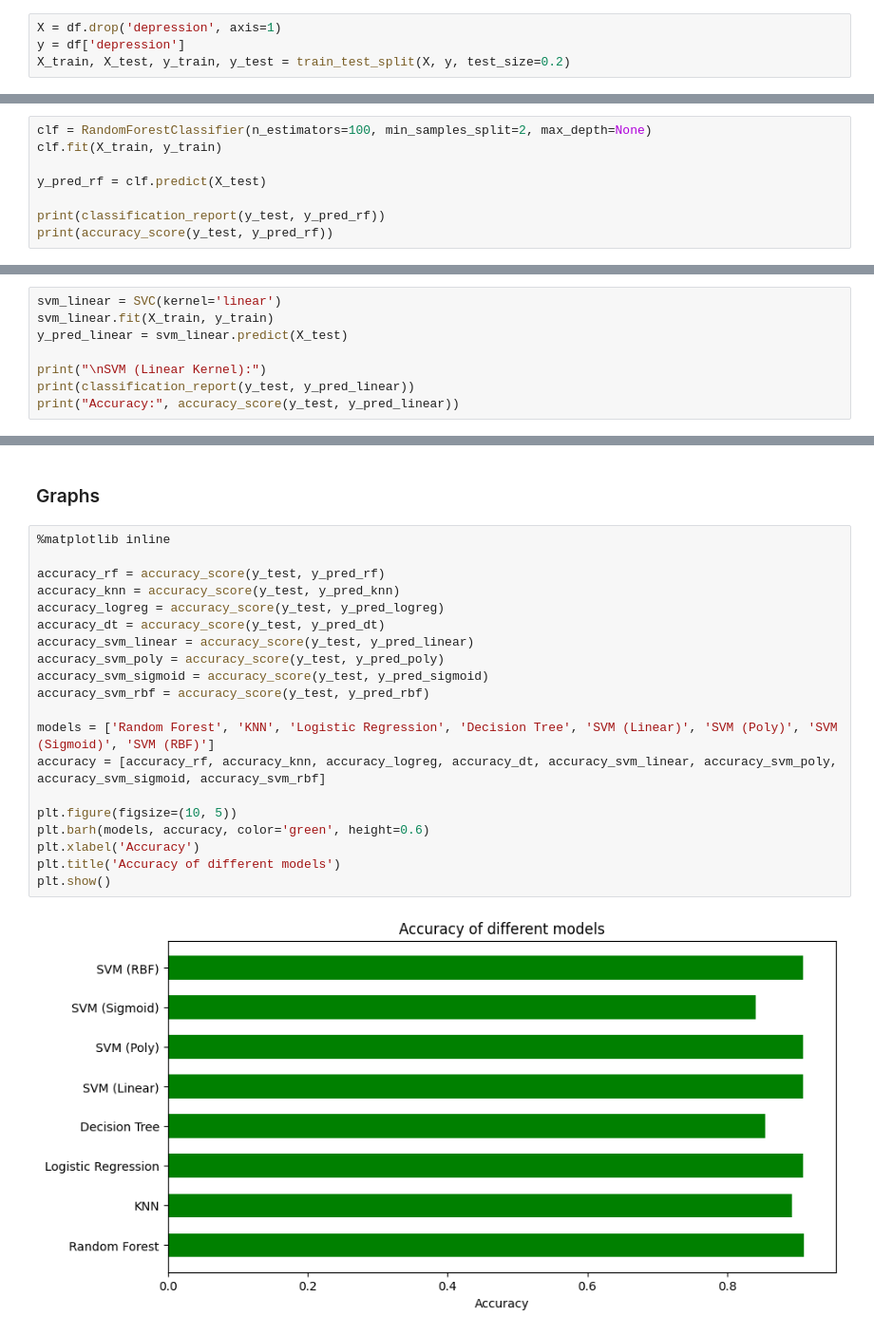
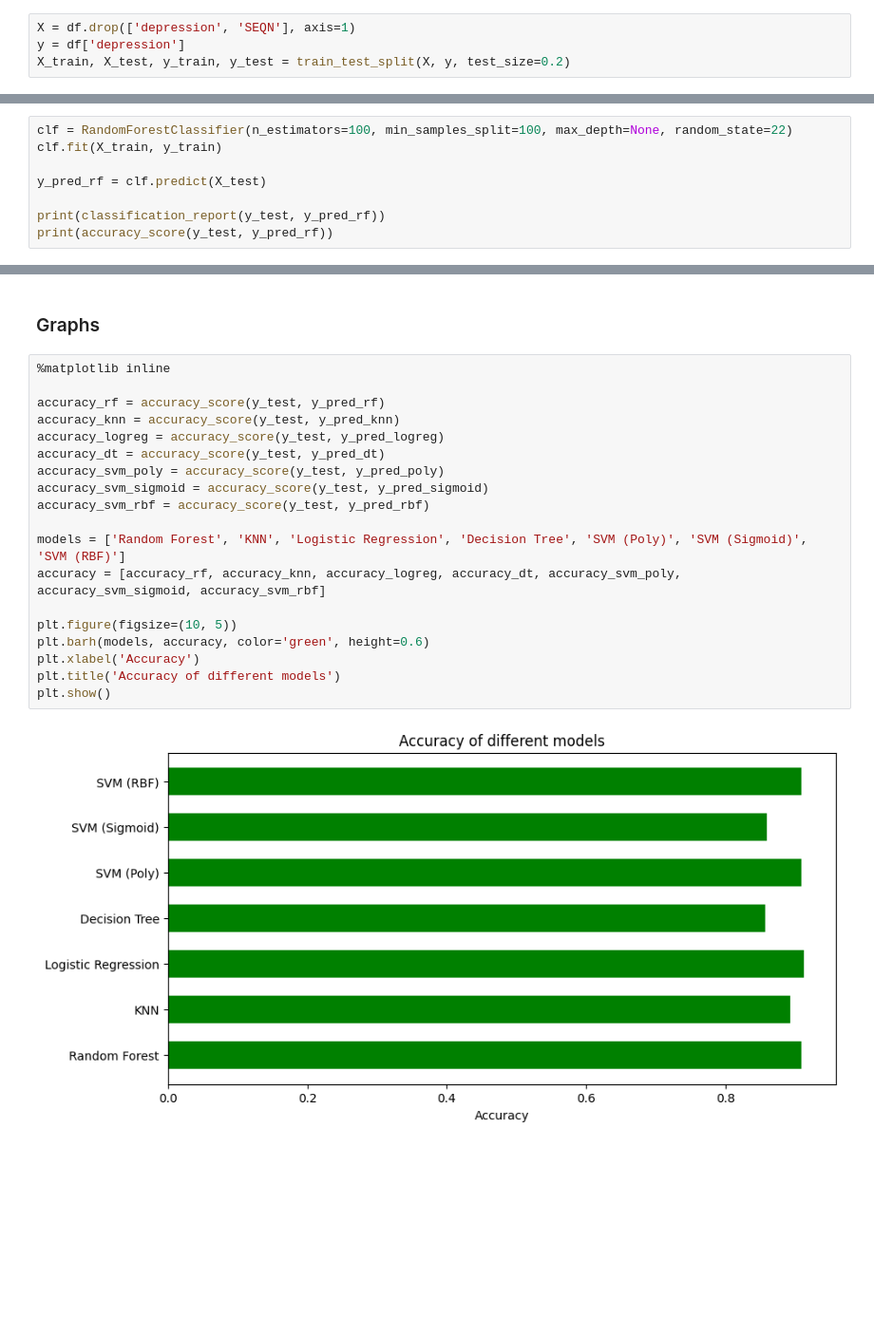
Before and after one commit to AshutoshKumarPatel/EPICS-Proj-131, a Jupyter notebook: prediction.ipynb, the cells around one changed output, grey strips where cells are left out. Shown: that part at 95% size. Saved outputs shown, nothing was run; the diff lists cells and outputs as text; blank space fills up the shorter version.

```diff
--- a/prediction.ipynb
+++ b/prediction.ipynb
@@ -87,13 +87,13 @@ def save_predict(model):
 # %% [markdown]
 ### Train, Test Split
 # %%
-X = df.drop('depression', axis=1)
+X = df.drop(['depression', 'SEQN'], axis=1)
 y = df['depression']
 X_train, X_test, y_train, y_test = train_test_split(X, y, test_size=0.2)
 # %% [markdown]
 #### Random Forest Classifier
 # %%
-clf = RandomForestClassifier(n_estimators=100, min_samples_split=2, max_depth=None)
+clf = RandomForestClassifier(n_estimators=100, min_samples_split=100, max_depth=None, random_state=22)
 clf.fit(X_train, y_train)
 
 y_pred_rf = clf.predict(X_test)
@@ -187,11 +186,3 @@ Accuracy: 0.8547986762272477
 - Ploynomial
 - Sigmoid
 - RBF
-# %%
-svm_linear = SVC(kernel='linear')
-svm_linear.fit(X_train, y_train)
-y_pred_linear = svm_linear.predict(X_test)
-
-print("\nSVM (Linear Kernel):")
-print(classification_report(y_test, y_pred_linear))
-print("Accuracy:", accuracy_score(y_test, y_pred_linear))
@@ -273,25 +252,24 @@ Accuracy: 0.9081632653061225
 # %%
 %matplotlib inline
 
 accuracy_rf = accuracy_score(y_test, y_pred_rf)
 accuracy_knn = accuracy_score(y_test, y_pred_knn)
 accuracy_logreg = accuracy_score(y_test, y_pred_logreg)
 accuracy_dt = accuracy_score(y_test, y_pred_dt)
-accuracy_svm_linear = accuracy_score(y_test, y_pred_linear)
 accuracy_svm_poly = accuracy_score(y_test, y_pred_poly)
 accuracy_svm_sigmoid = accuracy_score(y_test, y_pred_sigmoid)
 accuracy_svm_rbf = accuracy_score(y_test, y_pred_rbf)
 
-models = ['Random Forest', 'KNN', 'Logistic Regression', 'Decision Tree', 'SVM (Linear)', 'SVM (Poly)', 'SVM (Sigmoid)', 'SVM (RBF)']
-accuracy = [accuracy_rf, accuracy_knn, accuracy_logreg, accuracy_dt, accuracy_svm_linear, accuracy_svm_poly, accuracy_svm_sigmoid, accuracy_svm_rbf]
+models = ['Random Forest', 'KNN', 'Logistic Regression', 'Decision Tree', 'SVM (Poly)', 'SVM (Sigmoid)', 'SVM (RBF)']
+accuracy = [accuracy_rf, accuracy_knn, accuracy_logreg, accuracy_dt, accuracy_svm_poly, accuracy_svm_sigmoid, accuracy_svm_rbf]
 
 plt.figure(figsize=(10, 5))
 plt.barh(models, accuracy, color='green', height=0.6)
 plt.xlabel('Accuracy')
 plt.title('Accuracy of different models')
 plt.show()
 # %% [output]
-[figure, old version]
+[figure, new version]
 # %%
 from sklearn.metrics import classification_report
 
```
Also changed, not shown: parts of 10 cells of this notebook.
